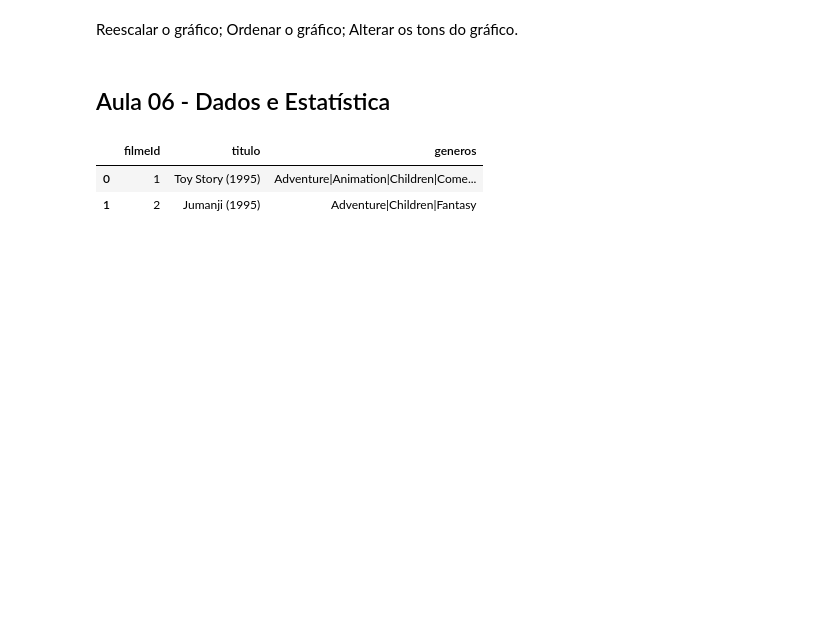
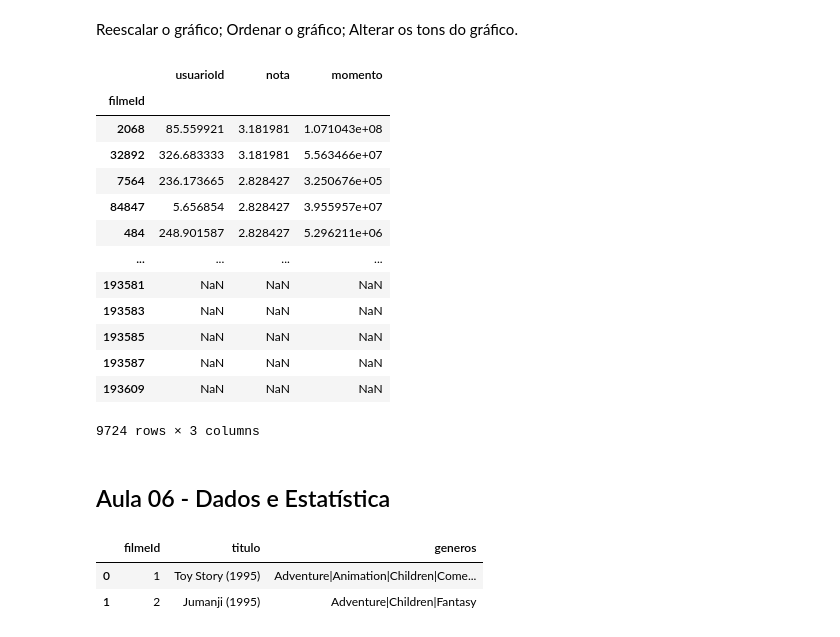
Before and after one commit to LuiMagno/DS_Notebooks, a Jupyter notebook: Alura Data Science/Data Science - Primeiros Passos/01 - Introdução a Data Science.ipynb, the cells around one changed output. Drawn from its saved outputs; the diff is of its cells as text; code cells hidden in the pictures; blank space fills up the shorter version.

```diff
--- a/Alura Data Science/Data Science - Primeiros Passos/01 - Introdução a Data Science.ipynb
+++ b/Alura Data Science/Data Science - Primeiros Passos/01 - Introdução a Data Science.ipynb
@@ -9,7 +9,7 @@ Lui
 # %%
 import pandas as pd
 import seaborn as sns
-notas = pd.read_csv("ratings.csv") # Lendo o arquivo csv e atribuindo a notas
+notas = pd.read_csv("dados/ratings.csv") # Lendo o arquivo csv e atribuindo a notas
 
 notas.head()
 
@@ -513,6 +514,26 @@ sns.catplot(x = 'original_language', kind="count",
 Reescalar o gráfico;
 Ordenar o gráfico;
 Alterar os tons do gráfico.
+# %%
+# Qual é o filme que tem o maior desvio padrão, ou seja, o que divide mais opiniões?
+polemico = notas.groupby("filmeId").std()
+polemico
+polemico.sort_values('nota', ascending = False)
+# %% [output]
+|  | usuarioId | nota | momento |
+| filmeId |  |  |  |
+| 2068 | 85.559921 | 3.181981 | 1.071043e+08 |
+| 32892 | 326.683333 | 3.181981 | 5.563466e+07 |
+| 7564 | 236.173665 | 2.828427 | 3.250676e+05 |
+| 84847 | 5.656854 | 2.828427 | 3.955957e+07 |
+| 484 | 248.901587 | 2.828427 | 5.296211e+06 |
+| ... | ... | ... | ... |
+| 193581 | NaN | NaN | NaN |
+| 193583 | NaN | NaN | NaN |
+| 193585 | NaN | NaN | NaN |
+| 193587 | NaN | NaN | NaN |
+| 193609 | NaN | NaN | NaN |
+9724 rows × 3 columns
 # %% [markdown]
 ## Aula 06 - Dados e Estatística
 # %%
```
Also changed, not shown: parts of 27 cells of this notebook.
